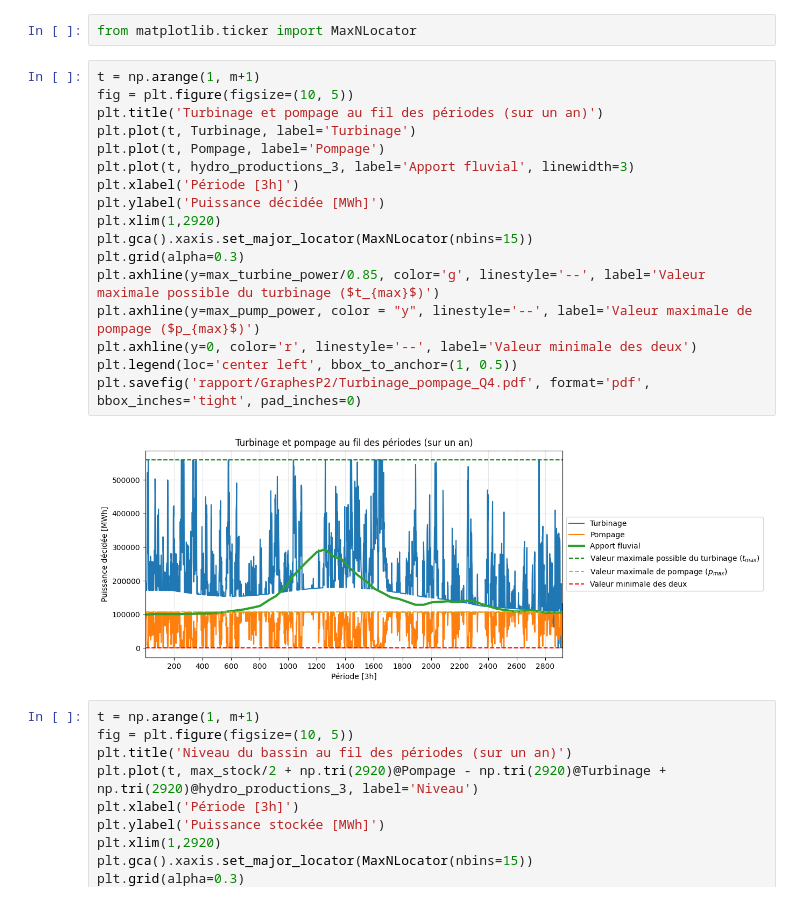
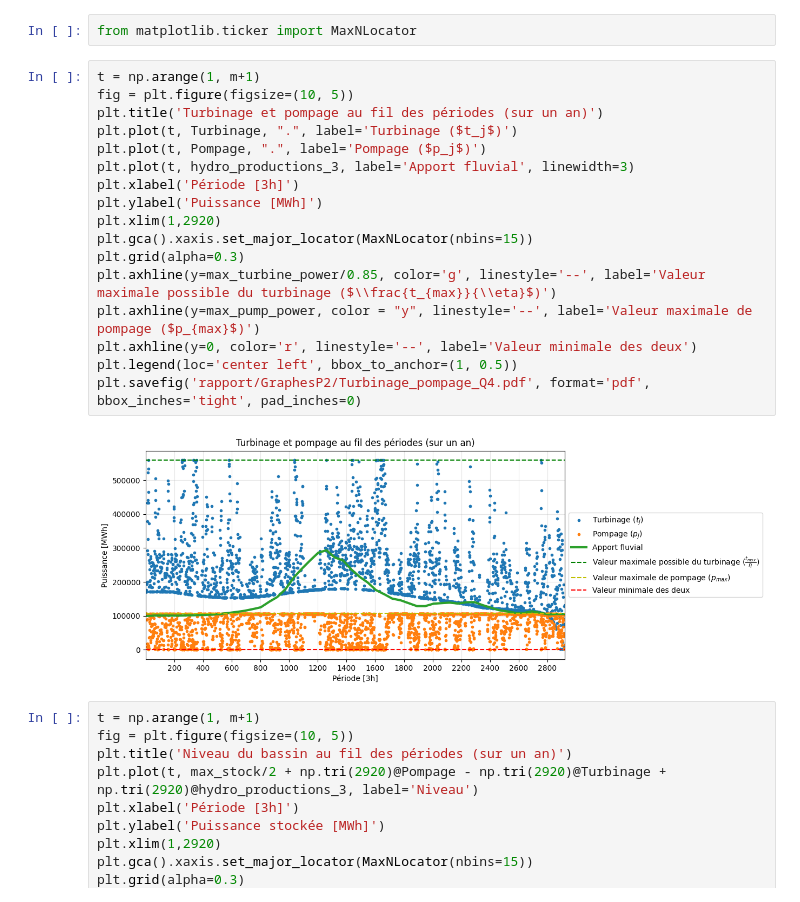
Before and after one commit to AhouLucas/projet-opti, a Jupyter notebook: Partie2/part2.ipynb, the cells around one changed output. Drawn from its saved outputs; the diff is of its cells as text.

```diff
--- a/Partie2/part2.ipynb
+++ b/Partie2/part2.ipynb
@@ -192,22 +183,22 @@ from matplotlib.ticker import MaxNLocator
 # %%
 t = np.arange(1, m+1)
 fig = plt.figure(figsize=(10, 5))
 plt.title('Turbinage et pompage au fil des périodes (sur un an)')
-plt.plot(t, Turbinage, label='Turbinage')
-plt.plot(t, Pompage, label='Pompage')
+plt.plot(t, Turbinage, ".", label='Turbinage ($t_j$)')
+plt.plot(t, Pompage, ".", label='Pompage ($p_j$)')
 plt.plot(t, hydro_productions_3, label='Apport fluvial', linewidth=3)
 plt.xlabel('Période [3h]')
-plt.ylabel('Puissance décidée [MWh]')
+plt.ylabel('Puissance [MWh]')
 plt.xlim(1,2920)
 plt.gca().xaxis.set_major_locator(MaxNLocator(nbins=15))
 plt.grid(alpha=0.3)
-plt.axhline(y=max_turbine_power/0.85, color='g', linestyle='--', label='Valeur maximale possible du turbinage ($t_{max}$)')
+plt.axhline(y=max_turbine_power/0.85, color='g', linestyle='--', label='Valeur maximale possible du turbinage ($\\frac{t_{max}}{\\eta}$)')
 plt.axhline(y=max_pump_power, color = "y", linestyle='--', label='Valeur maximale de pompage ($p_{max}$)')
 plt.axhline(y=0, color='r', linestyle='--', label='Valeur minimale des deux')
 plt.legend(loc='center left', bbox_to_anchor=(1, 0.5))
 plt.savefig('rapport/GraphesP2/Turbinage_pompage_Q4.pdf', format='pdf', bbox_inches='tight', pad_inches=0)
 # %% [output]
-[figure, old version]
+[figure, new version]
 # %%
 t = np.arange(1, m+1)
 fig = plt.figure(figsize=(10, 5))
```
Also changed, not shown: parts of 13 cells of this notebook.
